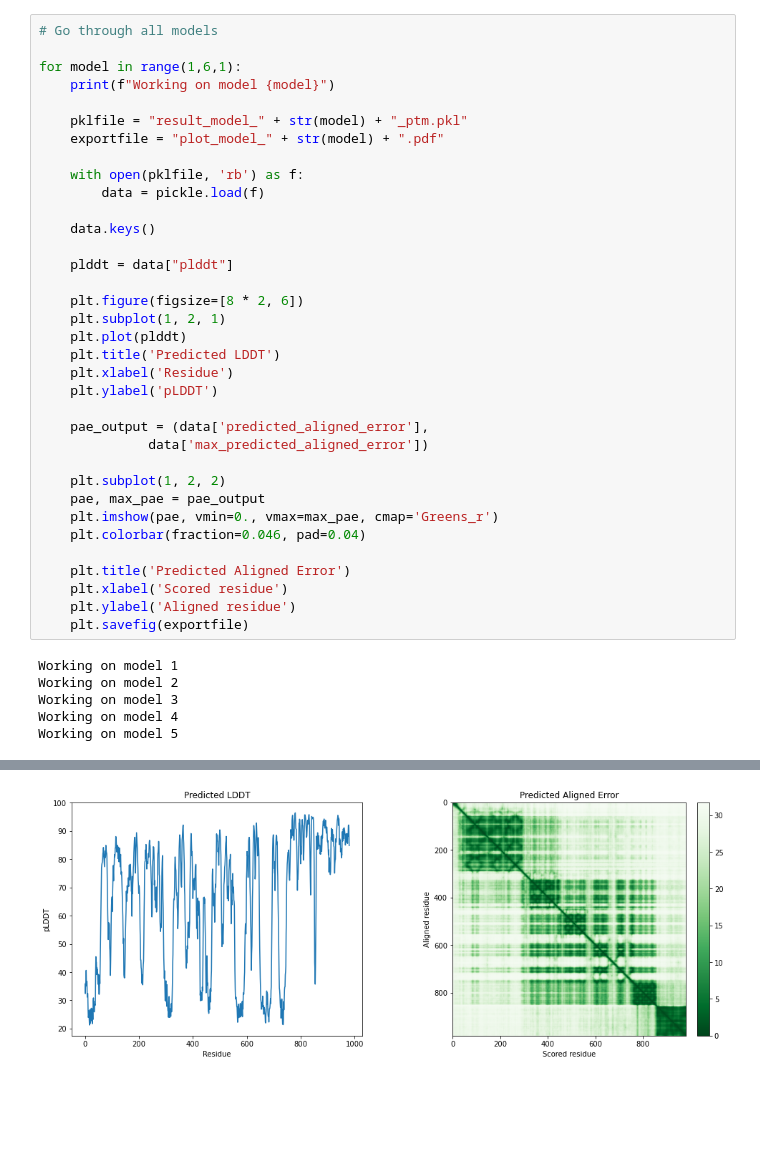
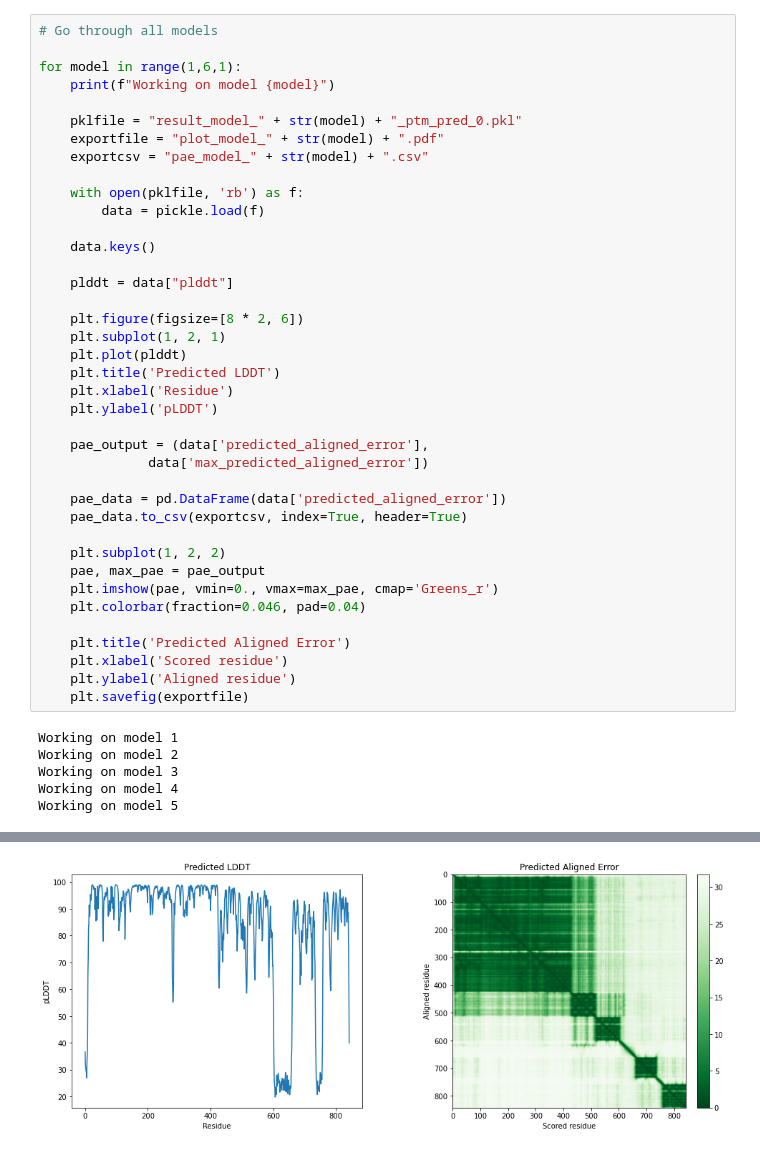
Before and after one commit to bwmr/tbl2imod2relion, a Jupyter notebook: AF2_generate_plots.ipynb, the cells around one changed output, grey strips where cells are left out. Saved outputs shown, nothing was run; the diff lists cells and outputs as text; blank space fills up the shorter version.

Commit message:
adapted af2 plots for af v 2.2, added export of pae as .csv file for phenix

```diff
--- a/AF2_generate_plots.ipynb
+++ b/AF2_generate_plots.ipynb
@@ -14,8 +15,9 @@ os.chdir(root_folder)
 for model in range(1,6,1):
     print(f"Working on model {model}")
 
-    pklfile = "result_model_" + str(model) + "_ptm.pkl"
+    pklfile = "result_model_" + str(model) + "_ptm_pred_0.pkl"
     exportfile = "plot_model_" + str(model) + ".pdf"
+    exportcsv = "pae_model_" + str(model) + ".csv"
 
     with open(pklfile, 'rb') as f:
         data = pickle.load(f)
@@ -34,6 +36,9 @@ for model in range(1,6,1):
     pae_output = (data['predicted_aligned_error'],
               data['max_predicted_aligned_error'])
 
+    pae_data = pd.DataFrame(data['predicted_aligned_error'])
+    pae_data.to_csv(exportcsv, index=True, header=True)
+
     plt.subplot(1, 2, 2)
     pae, max_pae = pae_output
     plt.imshow(pae, vmin=0., vmax=max_pae, cmap='Greens_r')
@@ -56,4 +61,4 @@ Working on model 5
-[figure, old version]
+[figure, new version]
 # %%
 # Check, which model has the highest confidence (mean pLDDT)
 
```
Also changed, not shown: parts of 5 cells of this notebook.
